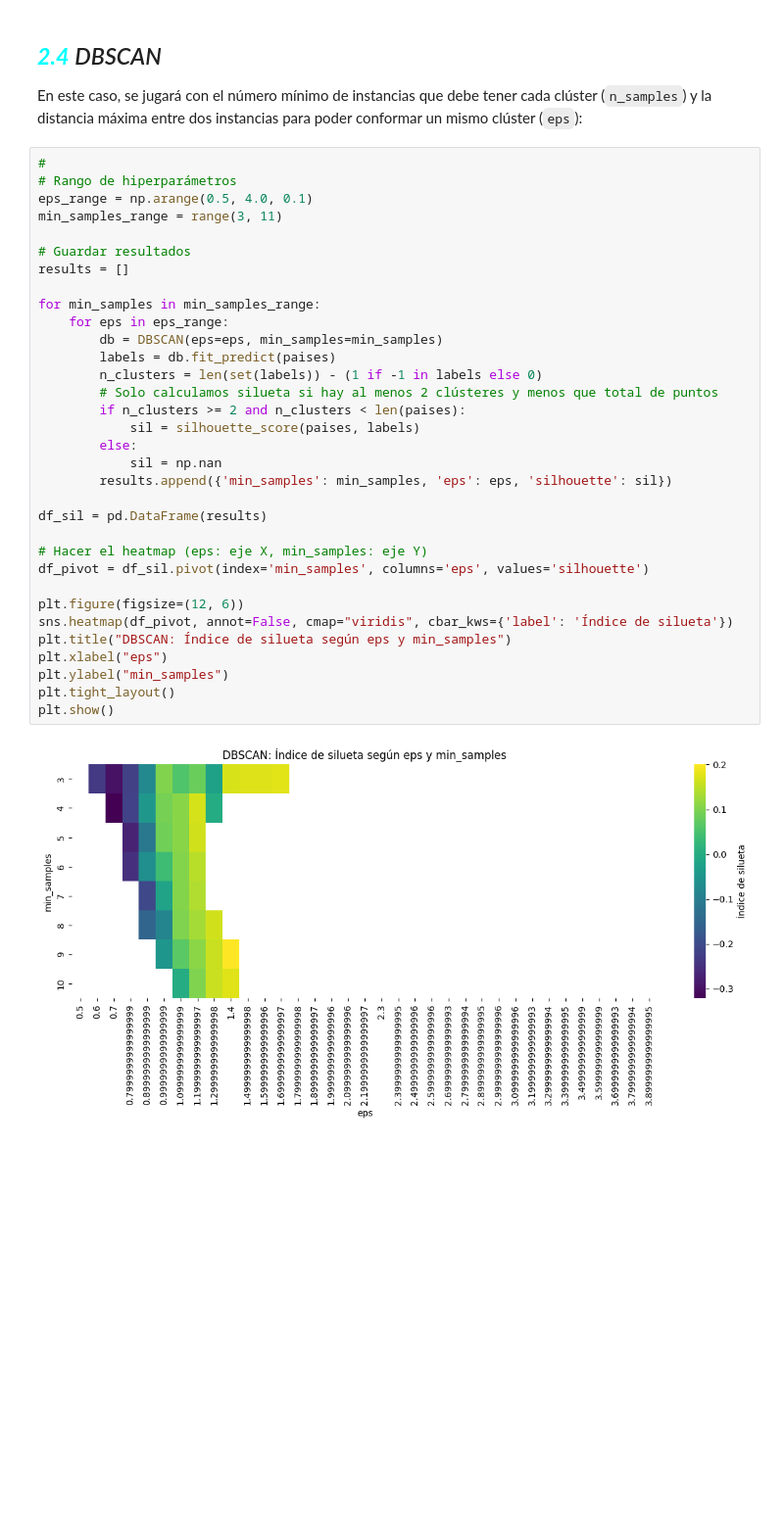
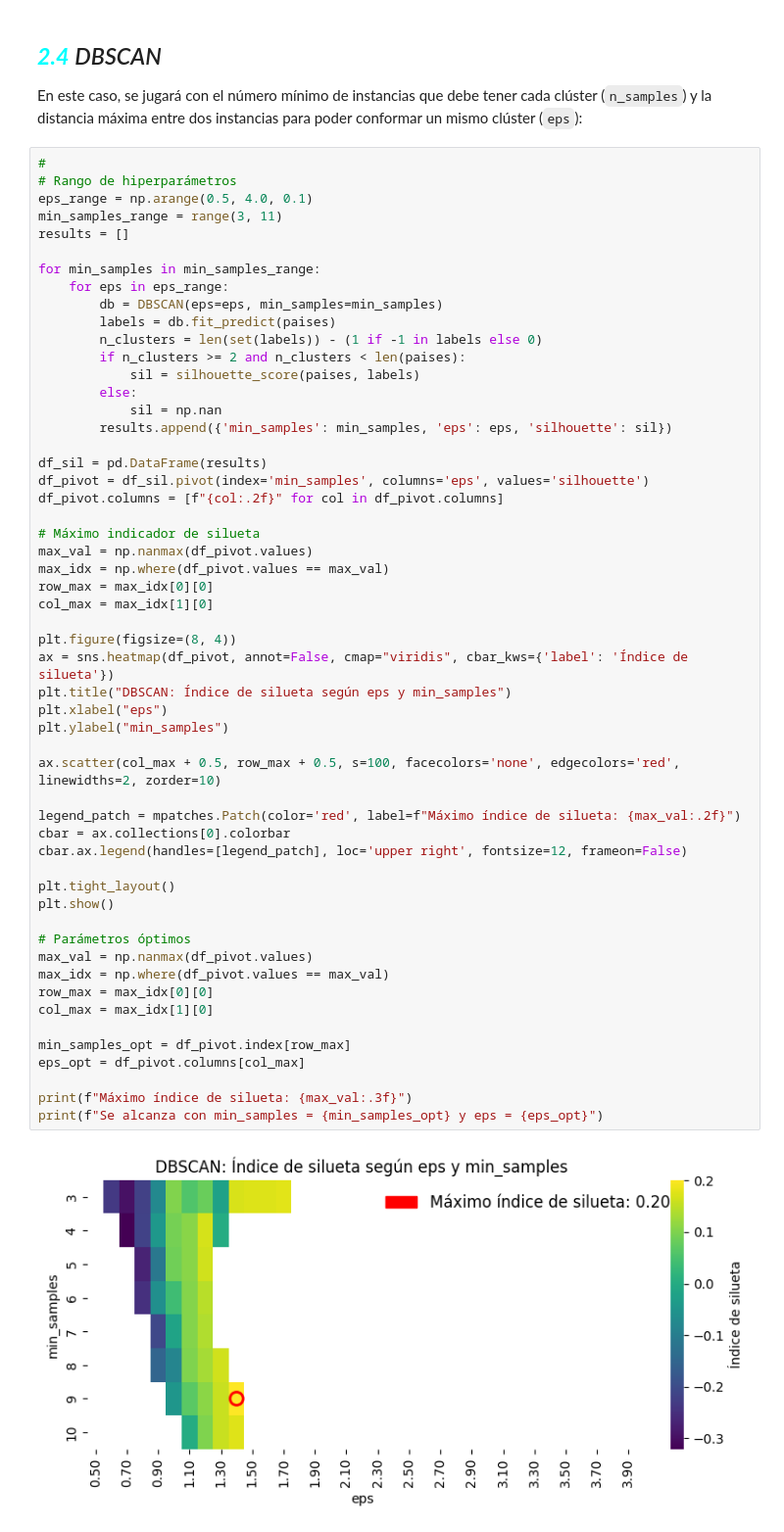
Before and after one commit to scuartasr/aprendmaq_entregable_3, a Jupyter notebook: Cuadernos/02_clusterizacion.ipynb, the cells around one changed output. Shown at 98% size. Drawn from its saved outputs; the diff is of its cells as text; blank space fills up the shorter version.

```diff
--- a/Cuadernos/02_clusterizacion.ipynb
+++ b/Cuadernos/02_clusterizacion.ipynb
@@ -560,35 +561,56 @@ En este caso, se jugará con el número mínimo de instancias que debe tener cad
 # %%
 #
 # Rango de hiperparámetros
 eps_range = np.arange(0.5, 4.0, 0.1)
 min_samples_range = range(3, 11)
-
-# Guardar resultados
 results = []
 
 for min_samples in min_samples_range:
     for eps in eps_range:
         db = DBSCAN(eps=eps, min_samples=min_samples)
         labels = db.fit_predict(paises)
         n_clusters = len(set(labels)) - (1 if -1 in labels else 0)
-        # Solo calculamos silueta si hay al menos 2 clústeres y menos que total de puntos
         if n_clusters >= 2 and n_clusters < len(paises):
             sil = silhouette_score(paises, labels)
         else:
             sil = np.nan
         results.append({'min_samples': min_samples, 'eps': eps, 'silhouette': sil})
 
 df_sil = pd.DataFrame(results)
+df_pivot = df_sil.pivot(index='min_samples', columns='eps', values='silhouette')
+df_pivot.columns = [f"{col:.2f}" for col in df_pivot.columns]
 
-# Hacer el heatmap (eps: eje X, min_samples: eje Y)
-df_pivot = df_sil.pivot(index='min_samples', columns='eps', values='silhouette')
+# Máximo indicador de silueta
+max_val = np.nanmax(df_pivot.values)
+max_idx = np.where(df_pivot.values == max_val)
+row_max = max_idx[0][0]
+col_max = max_idx[1][0]
 
-plt.figure(figsize=(12, 6))
-sns.heatmap(df_pivot, annot=False, cmap="viridis", cbar_kws={'label': 'Índice de silueta'})
+plt.figure(figsize=(8, 4))
+ax = sns.heatmap(df_pivot, annot=False, cmap="viridis", cbar_kws={'label': 'Índice de silueta'})
 plt.title("DBSCAN: Índice de silueta según eps y min_samples")
 plt.xlabel("eps")
 plt.ylabel("min_samples")
+
+ax.scatter(col_max + 0.5, row_max + 0.5, s=100, facecolors='none', edgecolors='red', linewidths=2, zorder=10)
+
+legend_patch = mpatches.Patch(color='red', label=f"Máximo índice de silueta: {max_val:.2f}")
+cbar = ax.collections[0].colorbar
+cbar.ax.legend(handles=[legend_patch], loc='upper right', fontsize=12, frameon=False)
+
 plt.tight_layout()
 plt.show()
+
+# Parámetros óptimos
+max_val = np.nanmax(df_pivot.values)
+max_idx = np.where(df_pivot.values == max_val)
+row_max = max_idx[0][0]
+col_max = max_idx[1][0]
+
+min_samples_opt = df_pivot.index[row_max]
+eps_opt = df_pivot.columns[col_max]
+
+print(f"Máximo índice de silueta: {max_val:.3f}")
+print(f"Se alcanza con min_samples = {min_samples_opt} y eps = {eps_opt}")
 # %% [output]
-[figure, old version]
+[figure, new version]
```
Also changed, not shown: parts of 23 cells of this notebook.
